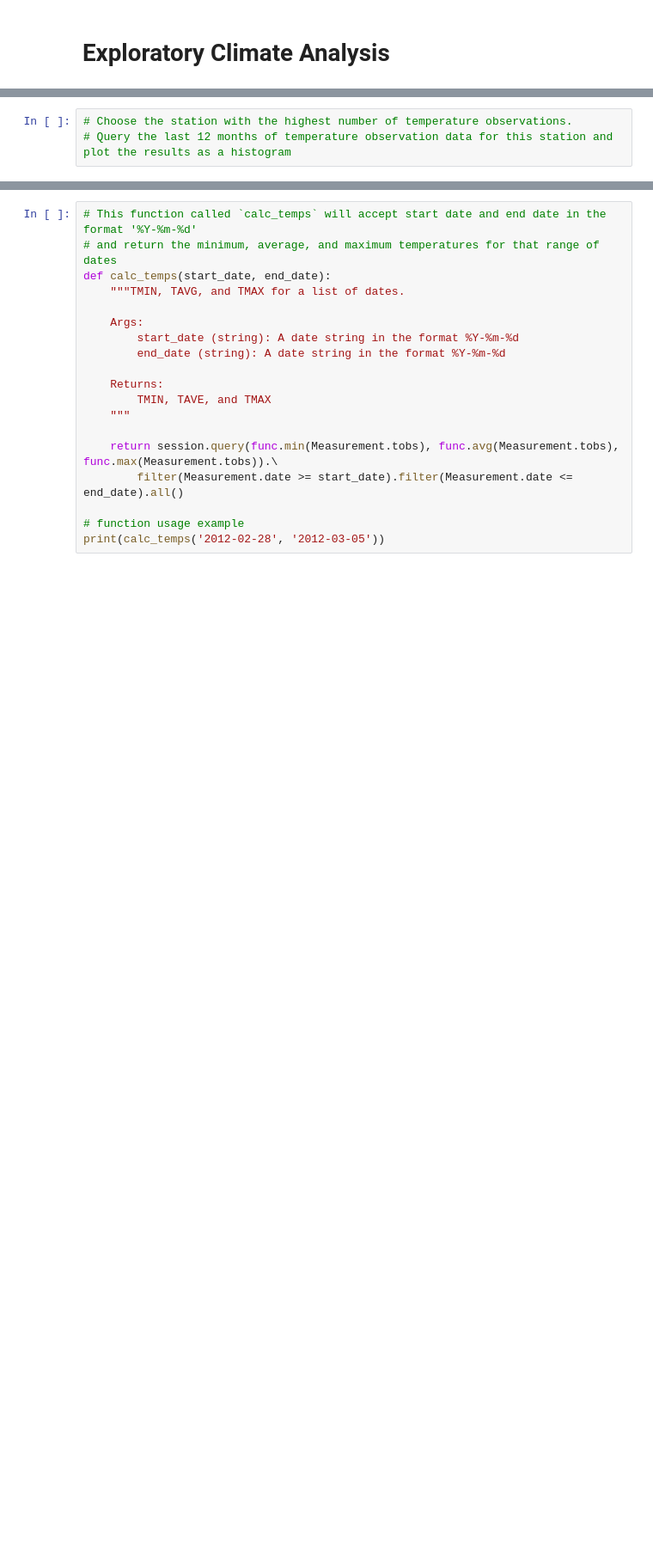
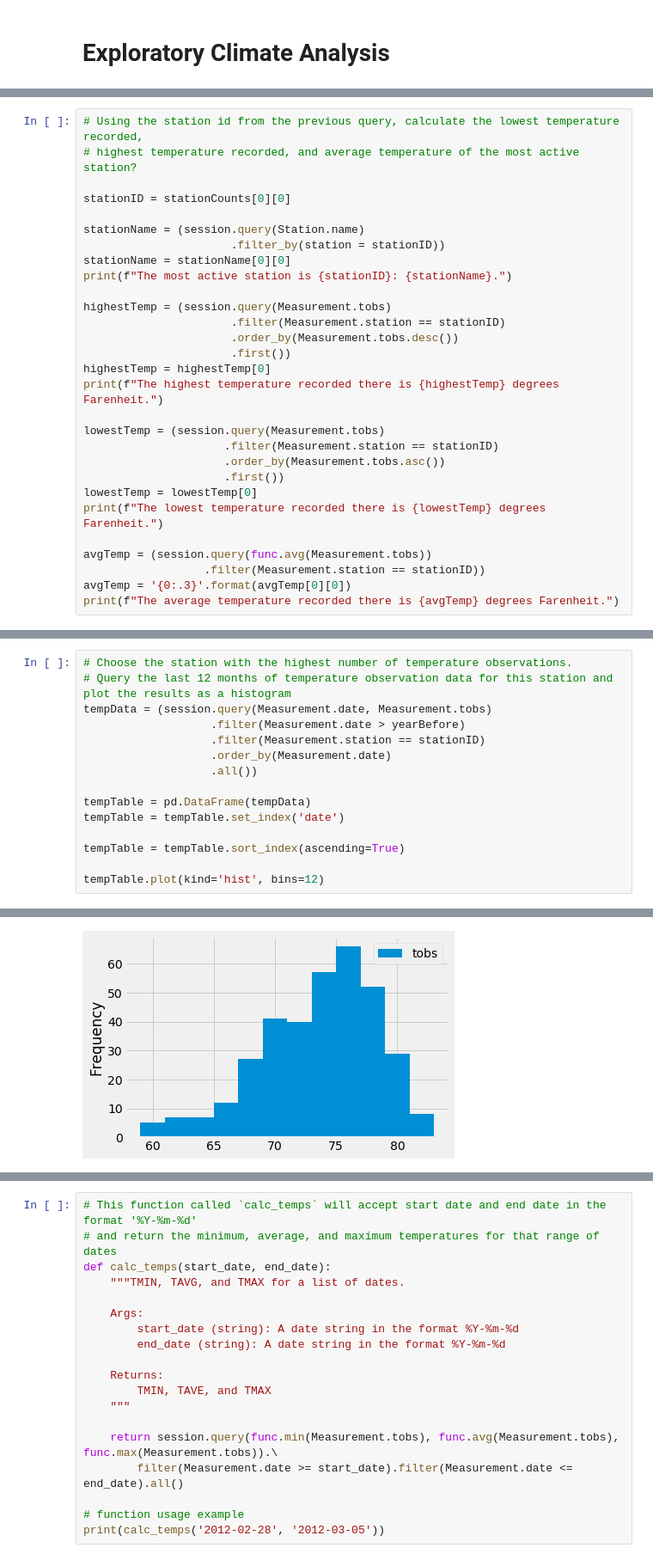
Before and after one commit to ZPitts14/SQL_Alchemy, a Jupyter notebook: Homework/Instructions/climate_starter.ipynb, the cells around one changed output, grey strips where cells are left out. Shown: that part at 86% size. Cells and saved outputs as stored; diff of their text form; blank space fills up the shorter version.

```diff
--- a/Homework/Instructions/climate_starter.ipynb
+++ b/Homework/Instructions/climate_starter.ipynb
@@ -67,0 +111,29 @@ session = Session(engine)
+# %%
+# Using the station id from the previous query, calculate the lowest temperature recorded,
+# highest temperature recorded, and average temperature of the most active station?
+
+stationID = stationCounts[0][0]
+
+stationName = (session.query(Station.name)
+                      .filter_by(station = stationID))
+stationName = stationName[0][0]
+print(f"The most active station is {stationID}: {stationName}.")
+
+highestTemp = (session.query(Measurement.tobs)
+                      .filter(Measurement.station == stationID)
+                      .order_by(Measurement.tobs.desc())
+                      .first())
+highestTemp = highestTemp[0]
+print(f"The highest temperature recorded there is {highestTemp} degrees Farenheit.")
+
+lowestTemp = (session.query(Measurement.tobs)
+                     .filter(Measurement.station == stationID)
+                     .order_by(Measurement.tobs.asc())
+                     .first())
+lowestTemp = lowestTemp[0]
+print(f"The lowest temperature recorded there is {lowestTemp} degrees Farenheit.")
+
+avgTemp = (session.query(func.avg(Measurement.tobs))
+                  .filter(Measurement.station == stationID))
+avgTemp = '{0:.3}'.format(avgTemp[0][0])
+print(f"The average temperature recorded there is {avgTemp} degrees Farenheit.")
@@ -68,3 +145,16 @@ session = Session(engine)
 # %%
 # Choose the station with the highest number of temperature observations.
 # Query the last 12 months of temperature observation data for this station and plot the results as a histogram
+tempData = (session.query(Measurement.date, Measurement.tobs)
+                   .filter(Measurement.date > yearBefore)
+                   .filter(Measurement.station == stationID)
+                   .order_by(Measurement.date)
+                   .all())
+
+tempTable = pd.DataFrame(tempData)
+tempTable = tempTable.set_index('date')
+
+tempTable = tempTable.sort_index(ascending=True)
+
+tempTable.plot(kind='hist', bins=12)
+# %% [output]
@@ -71,3 +162,4 @@ session = Session(engine)
+[figure, added]
 # %% [markdown]
 ![precipitation](Images/station-histogram.png)
 # %%
```
Also changed, not shown: parts of 10 cells of this notebook.
